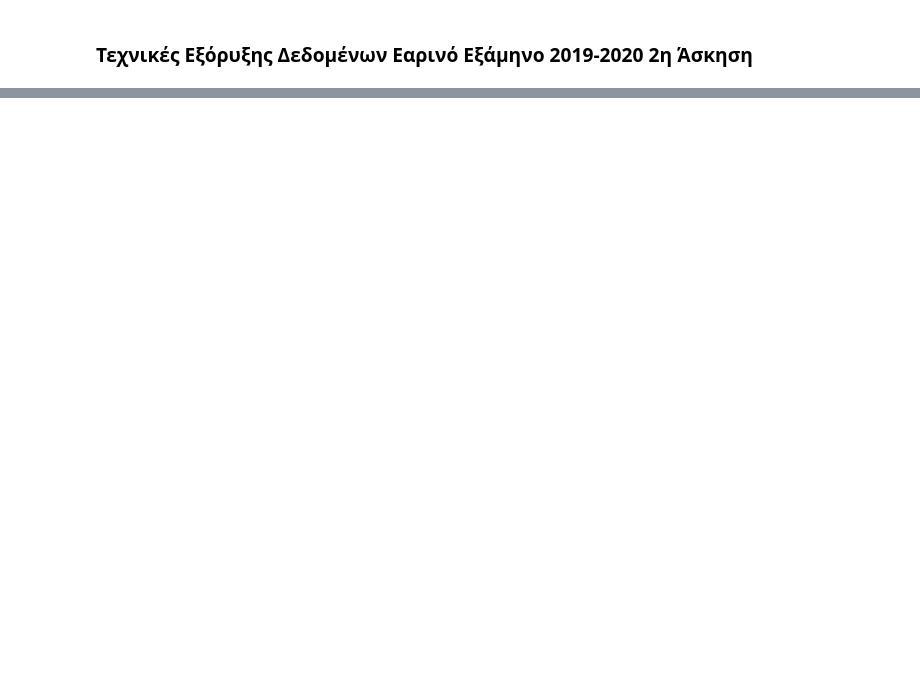
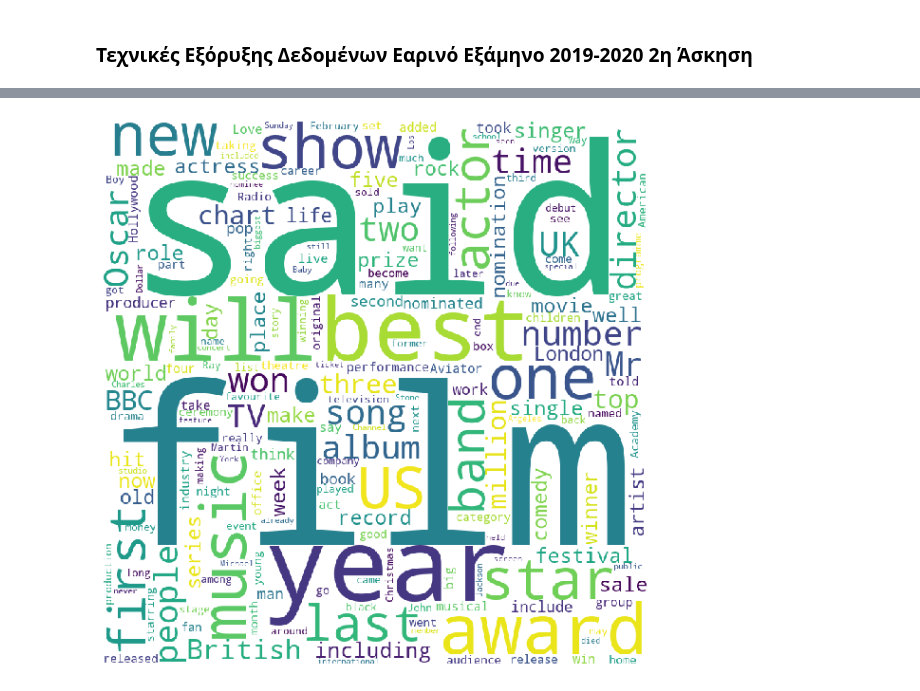
Before and after one commit to dimpapac/TED2, a Jupyter notebook: TED2.ipynb, the cells around one changed output, grey strips where cells are left out. Saved outputs shown, nothing was run; the diff lists cells and outputs as text; code cells hidden in the pictures; blank space fills up the shorter version.

```diff
--- a/TED2.ipynb
+++ b/TED2.ipynb
@@ -92,0 +126,24 @@ traindt
+# %%
+entertainmentList = entertainmentDf['Content'].tolist()
+flatList = []
+for e in entertainmentList:
+    parsed = e.split()
+    for item in parsed:
+        flatList.append(item)
+
+
+clean_string = ' '.join(flatList)
+
+wordcloud = WordCloud(width = 800, height = 800,collocations = False,
+                background_color ='white',
+                stopwords = stopwords,
+                min_font_size = 10).generate(clean_string)
+
+plt.figure(figsize = (8, 8), facecolor = None)
+plt.imshow(wordcloud)
+plt.axis("off")
+plt.tight_layout(pad = 0)
+
+plt.show()
+# %% [output]
+[figure, added]
```
Also changed, not shown: parts of 23 cells of this notebook, 1 other file.
